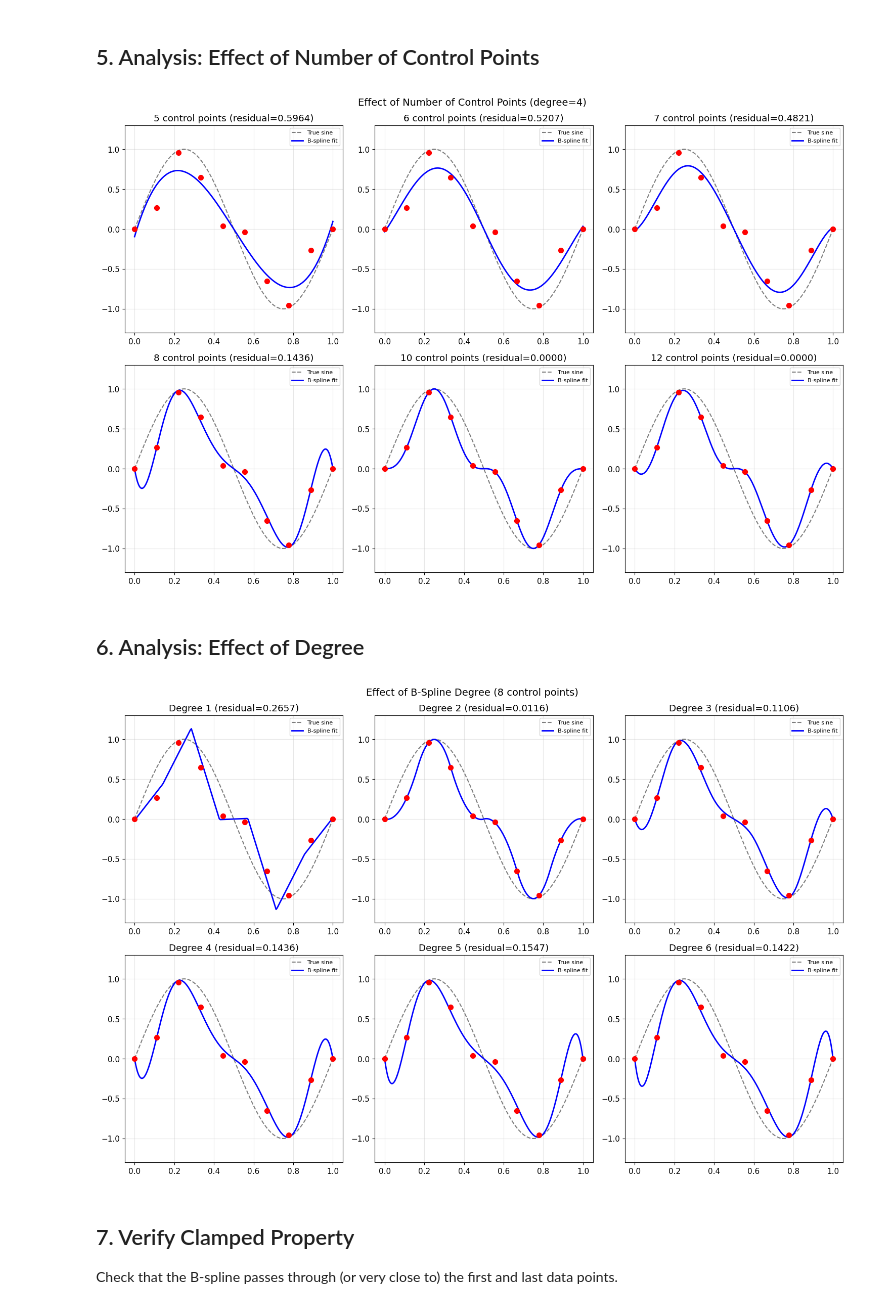
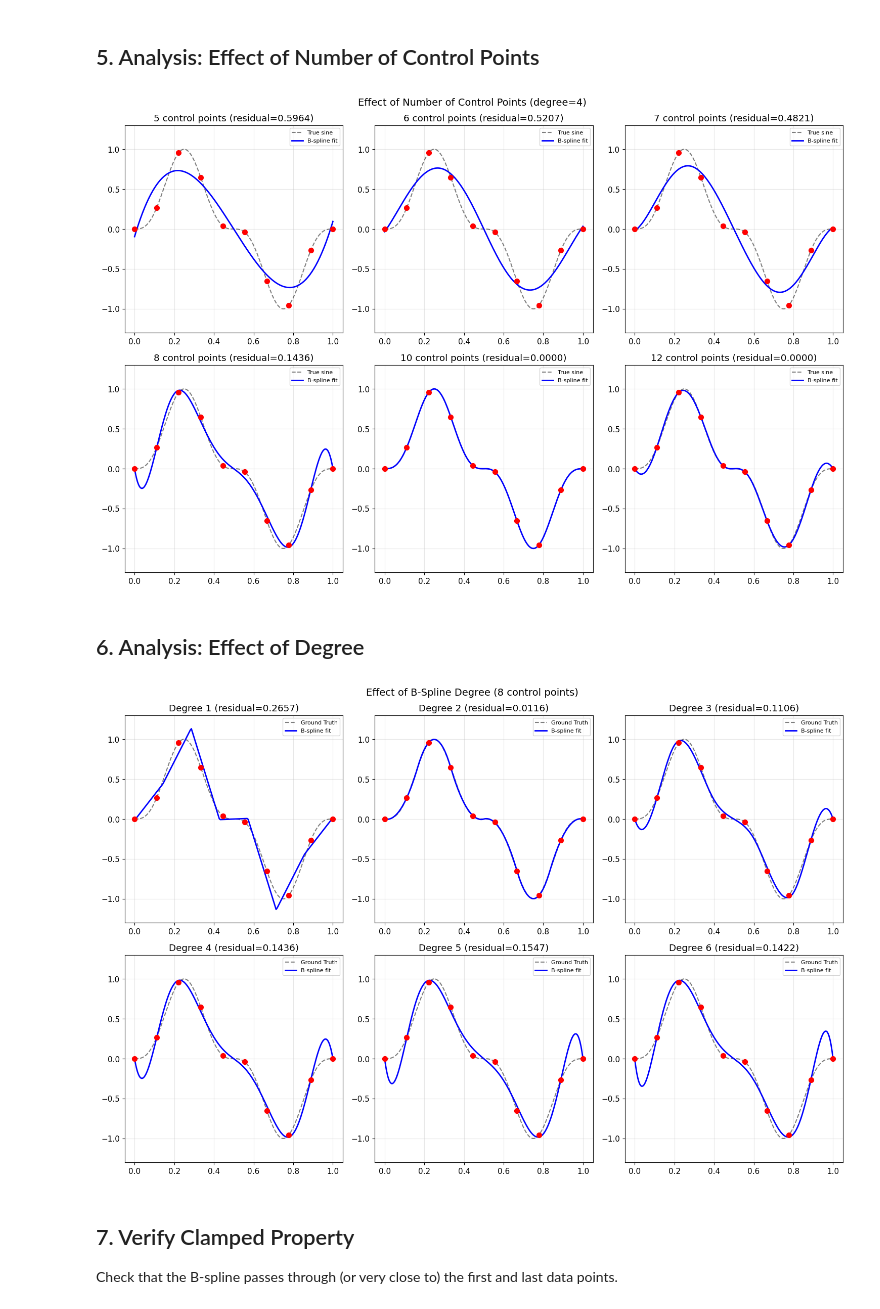
Before and after one commit to open-thought/qwen3-vla, a Jupyter notebook: bspline_tokenizer/notebooks/bspline_regression.ipynb, the cells around one changed output. Drawn from its saved outputs; the diff is of its cells as text; code cells hidden in the pictures.

```diff
--- a/bspline_tokenizer/notebooks/bspline_regression.ipynb
+++ b/bspline_tokenizer/notebooks/bspline_regression.ipynb
@@ -351,34 +351,34 @@ plot_bspline_fit(
 # %%
 # Compare different numbers of control points
 fig, axes = plt.subplots(2, 3, figsize=(15, 10))
 axes = axes.flatten()
 
 t_dense = np.linspace(0, 1, 200)
-y_true = np.sin(2 * np.pi * t_dense)
+y_true = np.sin(2 * np.pi * t_dense) ** 3
 
 for idx, n_cp in enumerate([5, 6, 7, 8, 10, 12]):
     if n_cp < DEGREE + 1:
         print(f"Skipping n_cp={n_cp}, need at least {DEGREE+1} control points for degree {DEGREE}")
         continue
 
     cp, kn, res = fit_bspline_least_squares(t_data, y_data, n_cp, DEGREE)
     y_fit = evaluate_bspline(cp, t_dense, DEGREE, kn)
 
     ax = axes[idx]
     ax.plot(t_dense, y_true, 'k--', alpha=0.5, label='True sine')
     ax.plot(t_dense, y_fit, 'b-', linewidth=2, label='B-spline fit')
     ax.scatter(t_data, y_data, c='red', s=50, zorder=5)
     ax.set_title(f'{n_cp} control points (residual={res:.4f})')
     ax.set_xlim(-0.05, 1.05)
     ax.set_ylim(-1.3, 1.3)
     ax.grid(True, alpha=0.3)
     ax.legend(fontsize=8)
 
 plt.suptitle(f'Effect of Number of Control Points (degree={DEGREE})', fontsize=14)
 plt.tight_layout()
 plt.show()
 # %% [output]
-[figure, old version]
+[figure, new version]
 # %% [markdown]
 ## 6. Analysis: Effect of Degree
 # %%
@@ -397,7 +397,7 @@ for idx, deg in enumerate([1, 2, 3, 4, 5, 6]):
     y_fit = evaluate_bspline(cp, t_dense, deg, kn)
 
     ax = axes[idx]
-    ax.plot(t_dense, y_true, 'k--', alpha=0.5, label='True sine')
+    ax.plot(t_dense, y_true, 'k--', alpha=0.5, label='Ground Truth')
     ax.plot(t_dense, y_fit, 'b-', linewidth=2, label='B-spline fit')
     ax.scatter(t_data, y_data, c='red', s=50, zorder=5)
     ax.set_title(f'Degree {deg} (residual={res:.4f})')
@@ -410,7 +410,7 @@ plt.suptitle(f'Effect of B-Spline Degree ({n_cp_fixed} control points)', fontsiz
 plt.tight_layout()
 plt.show()
 # %% [output]
-[figure, old version]
+[figure, new version]
 # %% [markdown]
 ## 7. Verify Clamped Property
 
```
Also changed, not shown: parts of 7 cells of this notebook.
